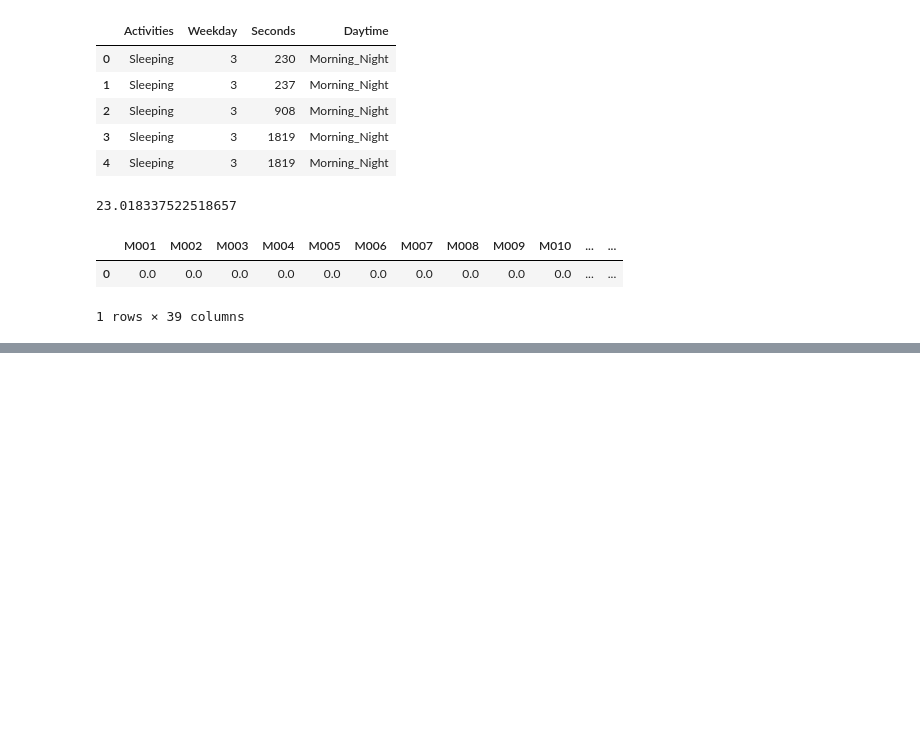
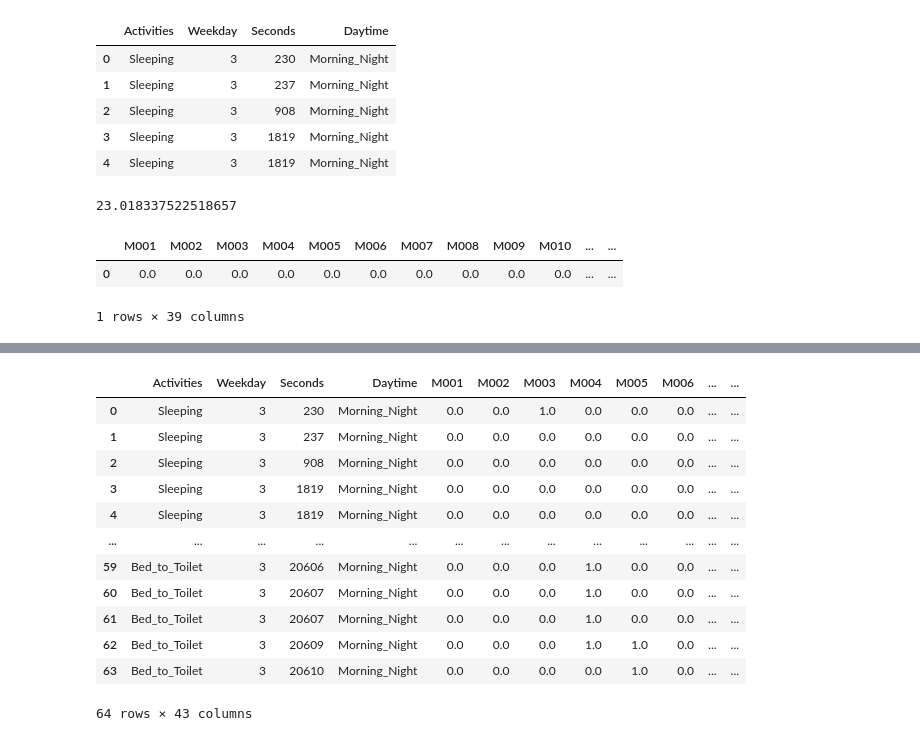
Before and after one commit to vladbucur2000/casas-datascience, a Jupyter notebook: Casas_ADS_CW.ipynb, the cells around one changed output, grey strips where cells are left out. Drawn from its saved outputs; the diff is of its cells as text; code cells hidden in the pictures; blank space fills up the shorter version.

```diff
--- a/Casas_ADS_CW.ipynb
+++ b/Casas_ADS_CW.ipynb
@@ -276,7 +321,21 @@ state
 # %%
 new_data = pd.concat([data2, state], axis=1).reindex(data2.index)
 # %%
-new_data.head()
+new_data.head(64)
+# %% [output]
+|  | Activities | Weekday | Seconds | Daytime | M001 | M002 | M003 | M004 | M005 | M006 | ... | ... |
+| 0 | Sleeping | 3 | 230 | Morning_Night | 0.0 | 0.0 | 1.0 | 0.0 | 0.0 | 0.0 | ... | ... |
+| 1 | Sleeping | 3 | 237 | Morning_Night | 0.0 | 0.0 | 0.0 | 0.0 | 0.0 | 0.0 | ... | ... |
+| 2 | Sleeping | 3 | 908 | Morning_Night | 0.0 | 0.0 | 0.0 | 0.0 | 0.0 | 0.0 | ... | ... |
+| 3 | Sleeping | 3 | 1819 | Morning_Night | 0.0 | 0.0 | 0.0 | 0.0 | 0.0 | 0.0 | ... | ... |
+| 4 | Sleeping | 3 | 1819 | Morning_Night | 0.0 | 0.0 | 0.0 | 0.0 | 0.0 | 0.0 | ... | ... |
+| ... | ... | ... | ... | ... | ... | ... | ... | ... | ... | ... | ... | ... |
+| 59 | Bed_to_Toilet | 3 | 20606 | Morning_Night | 0.0 | 0.0 | 0.0 | 1.0 | 0.0 | 0.0 | ... | ... |
+| 60 | Bed_to_Toilet | 3 | 20607 | Morning_Night | 0.0 | 0.0 | 0.0 | 1.0 | 0.0 | 0.0 | ... | ... |
+| 61 | Bed_to_Toilet | 3 | 20607 | Morning_Night | 0.0 | 0.0 | 0.0 | 1.0 | 0.0 | 0.0 | ... | ... |
+| 62 | Bed_to_Toilet | 3 | 20609 | Morning_Night | 0.0 | 0.0 | 0.0 | 1.0 | 1.0 | 0.0 | ... | ... |
+| 63 | Bed_to_Toilet | 3 | 20610 | Morning_Night | 0.0 | 0.0 | 0.0 | 0.0 | 1.0 | 0.0 | ... | ... |
+64 rows × 43 columns
 # %%
 #fig = plt.figure(figsize=(30,2))
 #plt.pie(new_data['Activities'])
```
Also changed, not shown: parts of 17 cells of this notebook.
